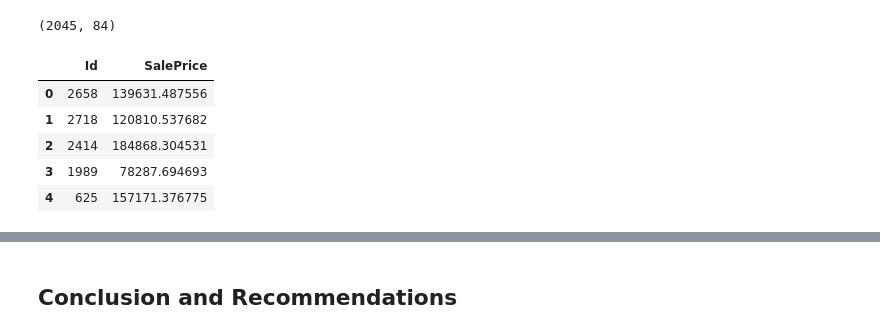
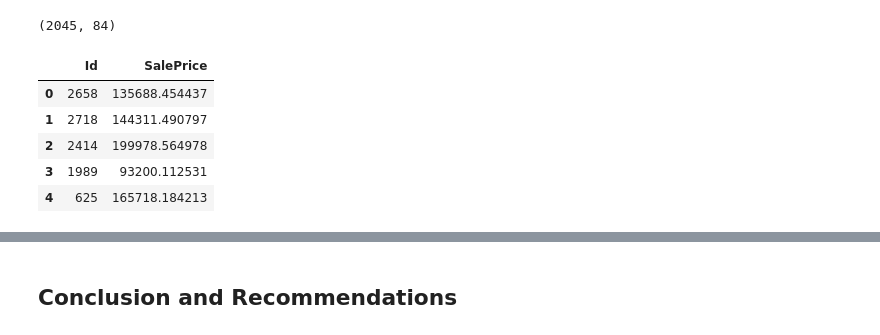
Before and after one commit to MissingNA/housing_price_predictor, a Jupyter notebook: main.ipynb, the cells around one changed output, grey strips where cells are left out. Saved outputs shown, nothing was run; the diff lists cells and outputs as text; code cells hidden in the pictures.

```diff
--- a/main.ipynb
+++ b/main.ipynb
@@ -138,0 +125,3 @@ cross_val_score(lr, X_train, y_train).mean()
+# %%
+# fit
+lr.fit(X_train_sc, y_train)
@@ -139,9 +144,13 @@ cross_val_score(lr, X_train, y_train).mean()
+# %%
+#Log transformation of target variable
+y_train_log = np.log(y_train)
+y_test_log = np.log(y_test)
 # %% [markdown]
 #### Grid Search with ElasticNet
 # %%
 #Specify desired values to try for each hyperparameter
 param_grid_1 = {
-    'alpha':[.1,.3,.5,1,5],
+    'alpha': [.1,.3,.5,1,5],
     'l1_ratio':[0,.3,.5,.7,1]
 }
 
@@ -149,7 +158,7 @@ param_grid_1 = {
 gs = GridSearchCV(ElasticNet(),param_grid_1,cv=5,verbose=1)
 
 #Fitting with the scaled X_train and the transformed y_train
-gs.fit(X_train_sc,y_train)
+gs.fit(X_train_sc,y_train_log)
 # %% [output]
 Fitting 5 folds for each of 25 candidates, totalling 125 fits
 [Parallel(n_jobs=1)]: Using backend SequentialBackend with 1 concurrent workers.
@@ -228,8 +241,11 @@ gs_full_trainset = gs.best_estimator_
 #Applies StandardScaler normalization to whole training set
 X_sc = ss.fit_transform(df)
 
+#Log transformation of sale price for whole training set
+y_log = np.log(y)
+
 #Re-fits the model
-gs_full_trainset.fit(X_sc, y)
+gs_full_trainset.fit(X_sc, y_log)
 #Scores the model (training score only, of course)
-gs_full_trainset.score(X_sc, y)
+gs_full_trainset.score(X_sc, y_log)
 # %% [output]
@@ -258,37 +274,38 @@ apply_changes_test(test)
 
 #Apply feature elimination changes to test set
 test = test[features_keep]
 test.drop(['Exterior 1st_CemntBd', 'Foundation_CBlock', 'Electrical',
             'Exterior 2nd_HdBoard', 'Exterior 1st_MetalSd', 'Neighborhood_dummies_Sawyer',
             'House Style_2Story', 'MS SubClass_50','Roof Style_Hip',
             'Mas Vnr Type_BrkFace','MS SubClass_60','Foundation_Slab','Exterior 2nd_CmentBd',
             'Bedroom AbvGr','Lot Shape','Exterior 2nd_MetalSd','Garage Type_BuiltIn',
             'Neighborhood_dummies_BrkSide','Neighborhood_dummies_NAmes'], axis=1,inplace=True)
 
 # common_cols = [columns for columns in set(test.columns).intersection(df.columns)]
 # test = test[common_cols]
 
 #Scale test set
 test_sc = ss.transform(test)
 
 #Generate model predictions for test set
 predictions = gs_full_trainset.predict(test_sc)
+predictions = np.exp(predictions)
 
 #Create submission csv in proper format
 test['SalePrice'] = predictions
 testfile = pd.read_csv('datasets/test_cleaned_by_mr_clean.csv')
 test['Id'] = testfile['Id']
 submission = test[['Id','SalePrice']]
 submission.to_csv('./datasets/kaggle_submission.csv',index=False)
 
 #View submission
 submission.head()
 # %% [output]
 |  | Id | SalePrice |
-| 0 | 2658 | 139631.487556 |
-| 1 | 2718 | 120810.537682 |
-| 2 | 2414 | 184868.304531 |
-| 3 | 1989 | 78287.694693 |
-| 4 | 625 | 157171.376775 |
+| 0 | 2658 | 135688.454437 |
+| 1 | 2718 | 144311.490797 |
+| 2 | 2414 | 199978.564978 |
+| 3 | 1989 | 93200.112531 |
+| 4 | 625 | 165718.184213 |
 # %%
 df.shape
```
Also changed, not shown: parts of 21 cells of this notebook, 1 other file.
